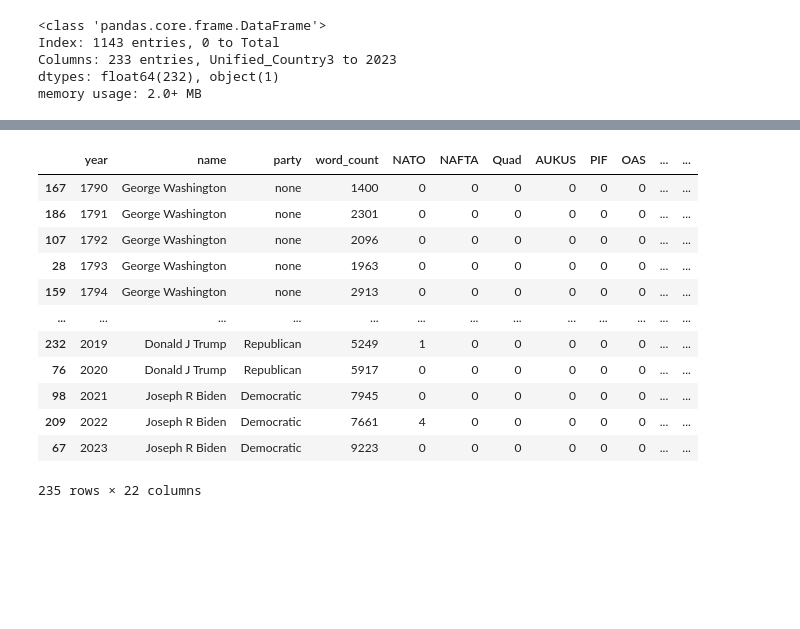
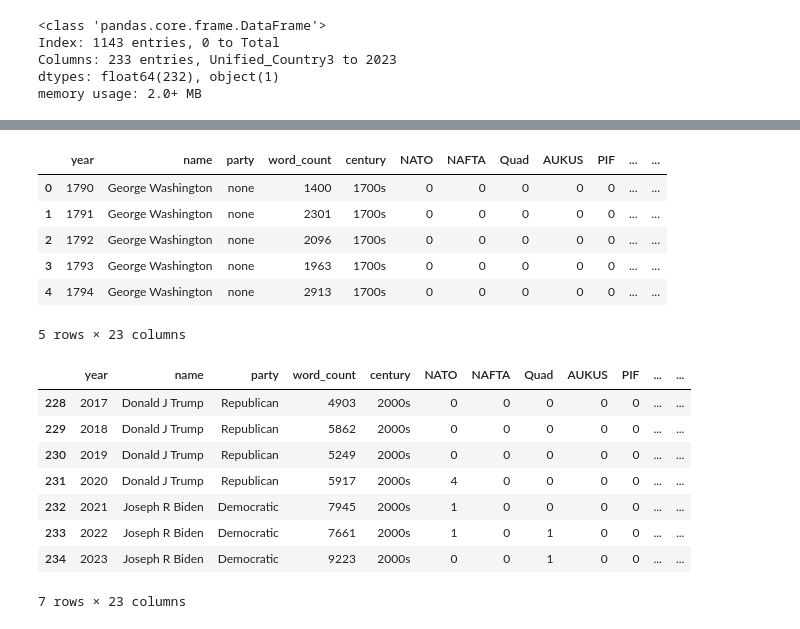
Before and after one commit to ana-047/TheWordsOfTheUnion, a Jupyter notebook: Mining_code.ipynb, the cells around one changed output, grey strips where cells are left out. Saved outputs shown, nothing was run; the diff lists cells and outputs as text; code cells hidden in the pictures; blank space fills up the shorter version.

```diff
--- a/Mining_code.ipynb
+++ b/Mining_code.ipynb
@@ -637,0 +619,9 @@ df2.head()
+# %%
+# Add the count and percentage columns to the original DataFrame
+df.reset_index(drop=True, inplace=True)
+result_df.reset_index(drop=True, inplace=True)
+
+
+df2 = pd.concat([df, result_df], axis=1)
+
+df2.head()
@@ -741,17 +734,23 @@ df3.to_excel("policy.xlsx", index=False)
 # %%
 #alliances
-words_to_find_alliances = ['NATO', 'NAFTA', 'Quad', 'AUKUS', 'PIF', 'OAS', 'UNSC', 'WHO', 'UNHRC', 'IMF', 'ANZUS',
+
+def word_count(row, words):
+    if 'clean_string' not in row:
+        raise ValueError("'clean_string' column not found in the input row.")
+
+    clean_string = row['text']  # Convert to lowercase for case-insensitivity
+
+    word_counts = {word: clean_string.count(word.lower()) for word in words}
+
+    return word_counts
+
+
+words_to_find_alliances = [ 'NAFTA','NATO', 'Quad', 'AUKUS', 'PIF', 'OAS', 'UNSC', 'WHO', 'UNHRC', 'IMF', 'ANZUS',
                           'NORAD', 'APEC', 'G7', 'G20', 'OECD', 'WTO', 'TPP']
 
-result3 = df.apply(word_count_and_percentage, words=words_to_find_alliances, axis=1)
+result3 = df.apply(word_count, words=words_to_find_alliances, axis=1)
 
 # Create separate DataFrames for count and percentage
 result_df3 = pd.DataFrame(list(result3), columns=words_to_find_alliances)
-
-df4 = pd.concat([df, result_df3], axis=1)
-
-df4.drop(['text', 'clean_string', 'text_no_stopwords', 'lemmatized_words',
-          'lemmatized_words2', 'countries_mentioned'], axis=1, inplace=True)
-
-df4.head()
+result_df3.tail()
 # %% [output]
@@ -765,21 +763,34 @@ df4.head()
+# %%
+df.reset_index(drop=True, inplace=True)
+result_df3.reset_index(drop=True, inplace=True)
+df4 = pd.concat([df, result_df3], axis=1)
+
+df4.drop(['text', 'clean_string', 'text_no_stopwords', 'lemmatized_words',
+          'lemmatized_words2', 'countries_mentioned'], axis=1, inplace=True)
+
+df4.head()
+# %% [output]
+|  | year | name | party | word_count | century | NATO | NAFTA | Quad | AUKUS | PIF | ... | ... |
+| 0 | 1790 | George Washington | none | 1400 | 1700s | 0 | 0 | 0 | 0 | 0 | ... | ... |
+| 1 | 1791 | George Washington | none | 2301 | 1700s | 0 | 0 | 0 | 0 | 0 | ... | ... |
+| 2 | 1792 | George Washington | none | 2096 | 1700s | 0 | 0 | 0 | 0 | 0 | ... | ... |
+| 3 | 1793 | George Washington | none | 1963 | 1700s | 0 | 0 | 0 | 0 | 0 | ... | ... |
+| 4 | 1794 | George Washington | none | 2913 | 1700s | 0 | 0 | 0 | 0 | 0 | ... | ... |
+5 rows × 23 columns
 # %%
 df4.to_excel("alliances.xlsx", index=False)
 # %%
-df4
+df4.tail(7)
 # %% [output]
-|  | year | name | party | word_count | NATO | NAFTA | Quad | AUKUS | PIF | OAS | ... | ... |
-| 167 | 1790 | George Washington | none | 1400 | 0 | 0 | 0 | 0 | 0 | 0 | ... | ... |
-| 186 | 1791 | George Washington | none | 2301 | 0 | 0 | 0 | 0 | 0 | 0 | ... | ... |
-| 107 | 1792 | George Washington | none | 2096 | 0 | 0 | 0 | 0 | 0 | 0 | ... | ... |
-| 28 | 1793 | George Washington | none | 1963 | 0 | 0 | 0 | 0 | 0 | 0 | ... | ... |
-| 159 | 1794 | George Washington | none | 2913 | 0 | 0 | 0 | 0 | 0 | 0 | ... | ... |
-| ... | ... | ... | ... | ... | ... | ... | ... | ... | ... | ... | ... | ... |
-| 232 | 2019 | Donald J Trump | Republican | 5249 | 1 | 0 | 0 | 0 | 0 | 0 | ... | ... |
-| 76 | 2020 | Donald J Trump | Republican | 5917 | 0 | 0 | 0 | 0 | 0 | 0 | ... | ... |
-| 98 | 2021 | Joseph R Biden | Democratic | 7945 | 0 | 0 | 0 | 0 | 0 | 0 | ... | ... |
-| 209 | 2022 | Joseph R Biden | Democratic | 7661 | 4 | 0 | 0 | 0 | 0 | 0 | ... | ... |
-| 67 | 2023 | Joseph R Biden | Democratic | 9223 | 0 | 0 | 0 | 0 | 0 | 0 | ... | ... |
+|  | year | name | party | word_count | century | NATO | NAFTA | Quad | AUKUS | PIF | ... | ... |
+| 228 | 2017 | Donald J Trump | Republican | 4903 | 2000s | 0 | 0 | 0 | 0 | 0 | ... | ... |
+| 229 | 2018 | Donald J Trump | Republican | 5862 | 2000s | 0 | 0 | 0 | 0 | 0 | ... | ... |
+| 230 | 2019 | Donald J Trump | Republican | 5249 | 2000s | 0 | 0 | 0 | 0 | 0 | ... | ... |
+| 231 | 2020 | Donald J Trump | Republican | 5917 | 2000s | 4 | 0 | 0 | 0 | 0 | ... | ... |
+| 232 | 2021 | Joseph R Biden | Democratic | 7945 | 2000s | 1 | 0 | 0 | 0 | 0 | ... | ... |
+| 233 | 2022 | Joseph R Biden | Democratic | 7661 | 2000s | 1 | 0 | 1 | 0 | 0 | ... | ... |
+| 234 | 2023 | Joseph R Biden | Democratic | 9223 | 2000s | 0 | 0 | 1 | 0 | 0 | ... | ... |
-235 rows × 22 columns
+7 rows × 23 columns
 # %%
 #most popular words by century
 
```
Also changed, not shown: parts of 21 cells of this notebook, 4 other files.
